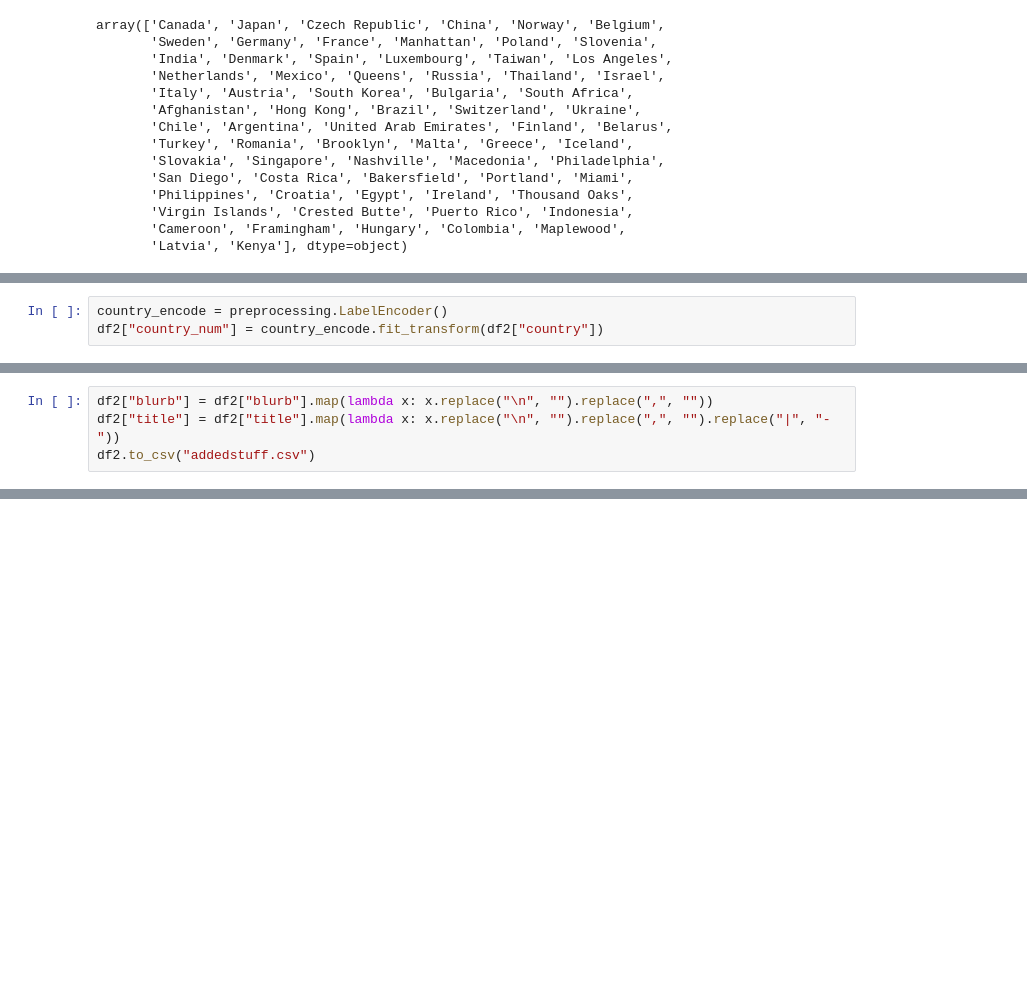
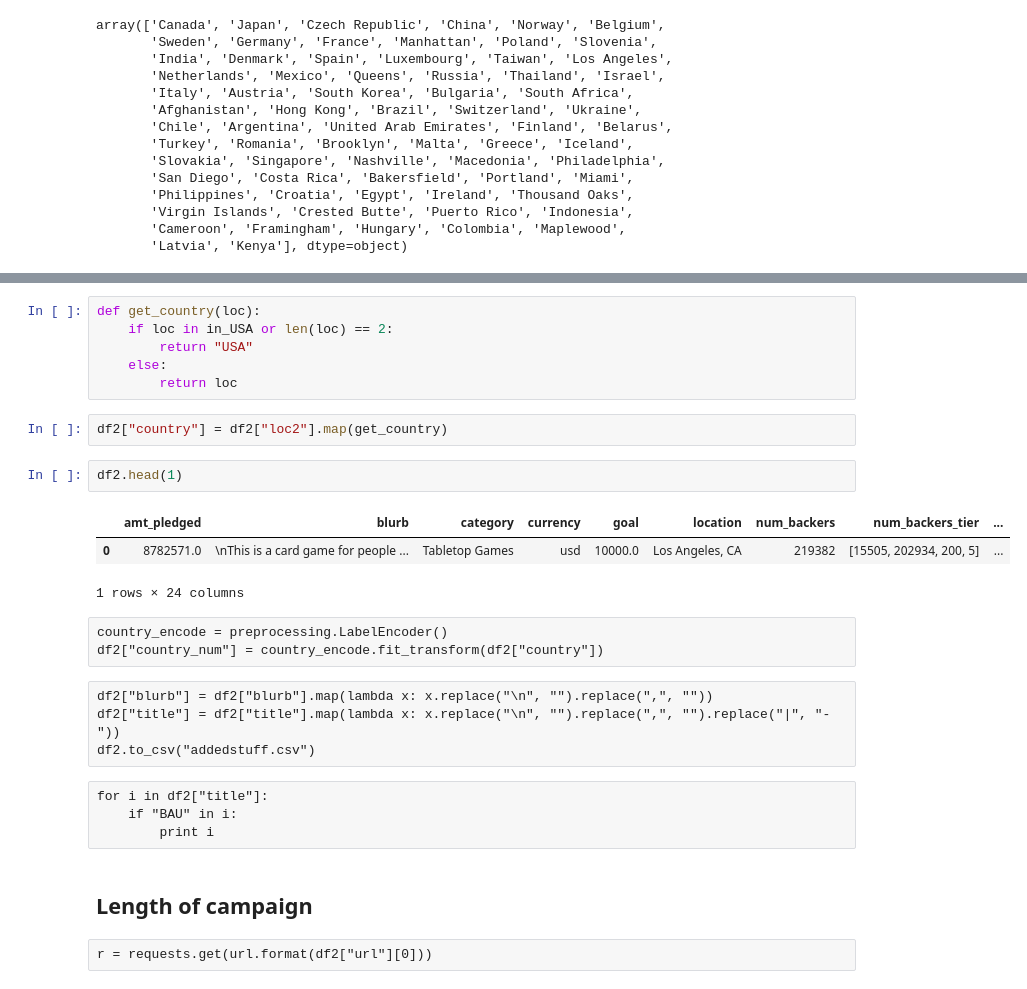
Before and after one commit to spockl/ga-dsi-1, a Jupyter notebook: projects/group-eda/kickstarter.ipynb, the cells around one changed output, grey strips where cells are left out. Cells and saved outputs as stored; diff of their text form; blank space fills up the shorter version.

```diff
--- a/projects/group-eda/kickstarter.ipynb
+++ b/projects/group-eda/kickstarter.ipynb
@@ -187,3 +220,0 @@ df2.head()
-# %%
-country_encode = preprocessing.LabelEncoder()
-df2["country_num"] = country_encode.fit_transform(df2["country"])
@@ -197,4 +220,0 @@ sns.swarmplot(x="country", y="goal", data=test);
-# %%
-df2["blurb"] = df2["blurb"].map(lambda x: x.replace("\n", "").replace(",", ""))
-df2["title"] = df2["title"].map(lambda x: x.replace("\n", "").replace(",", "").replace("|", "-"))
-df2.to_csv("addedstuff.csv")
@@ -218,0 +229,29 @@ df2[df2.creator == "digitalmanga"]
+# %%
+def get_country(loc):
+    if loc in in_USA or len(loc) == 2:
+        return "USA"
+    else:
+        return loc
+# %%
+df2["country"] = df2["loc2"].map(get_country)
+# %%
+df2.head(1)
+# %% [output]
+|  | amt_pledged | blurb | category | currency | goal | location | num_backers | num_backers_tier | ... |
+| 0 | 8782571.0 | \nThis is a card game for people ... | Tabletop Games | usd | 10000.0 | Los Angeles, CA | 219382 | [15505, 202934, 200, 5] | ... |
+1 rows × 24 columns
+# %% [raw]
+country_encode = preprocessing.LabelEncoder()
+df2["country_num"] = country_encode.fit_transform(df2["country"])
+# %% [raw]
+df2["blurb"] = df2["blurb"].map(lambda x: x.replace("\n", "").replace(",", ""))
+df2["title"] = df2["title"].map(lambda x: x.replace("\n", "").replace(",", "").replace("|", "-"))
+df2.to_csv("addedstuff.csv")
+# %% [raw]
+for i in df2["title"]:
+    if "BAU" in i:
+        print i
+# %% [markdown]
+## Length of campaign
+# %% [raw]
+r = requests.get(url.format(df2["url"][0]))
```
Also changed, not shown: parts of 63 cells of this notebook, 5 other files.
